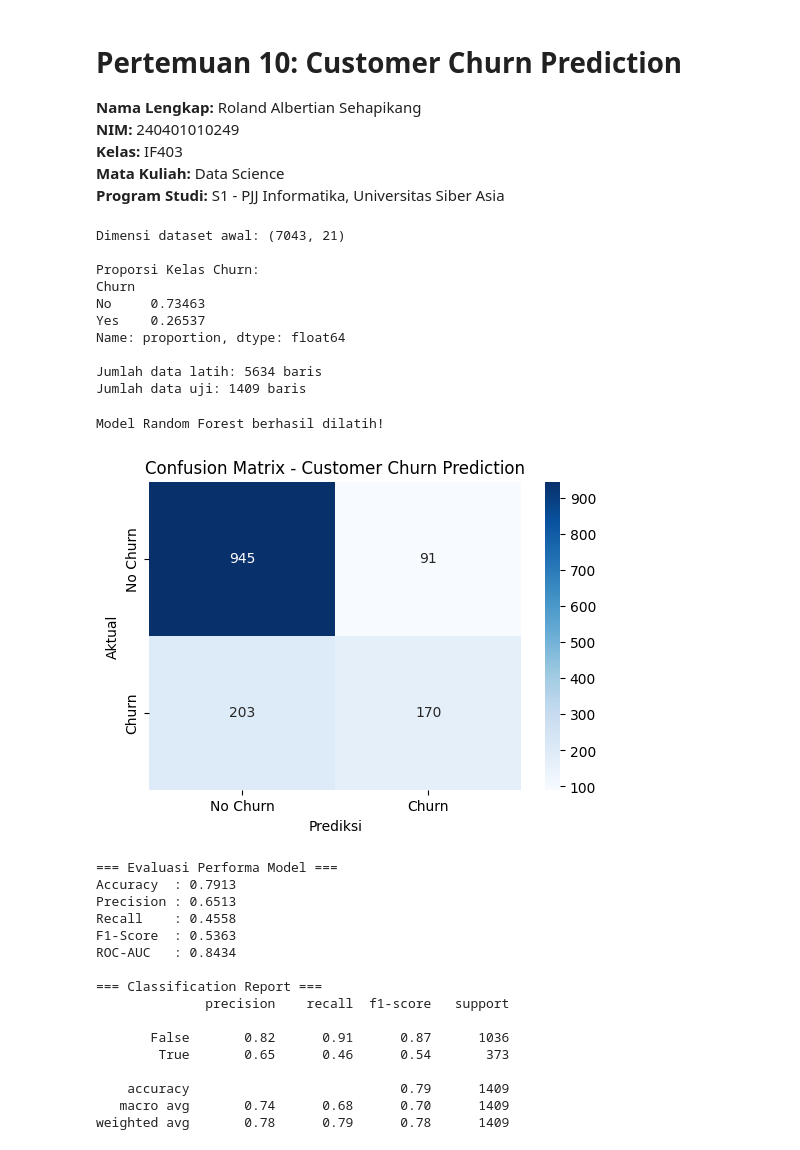
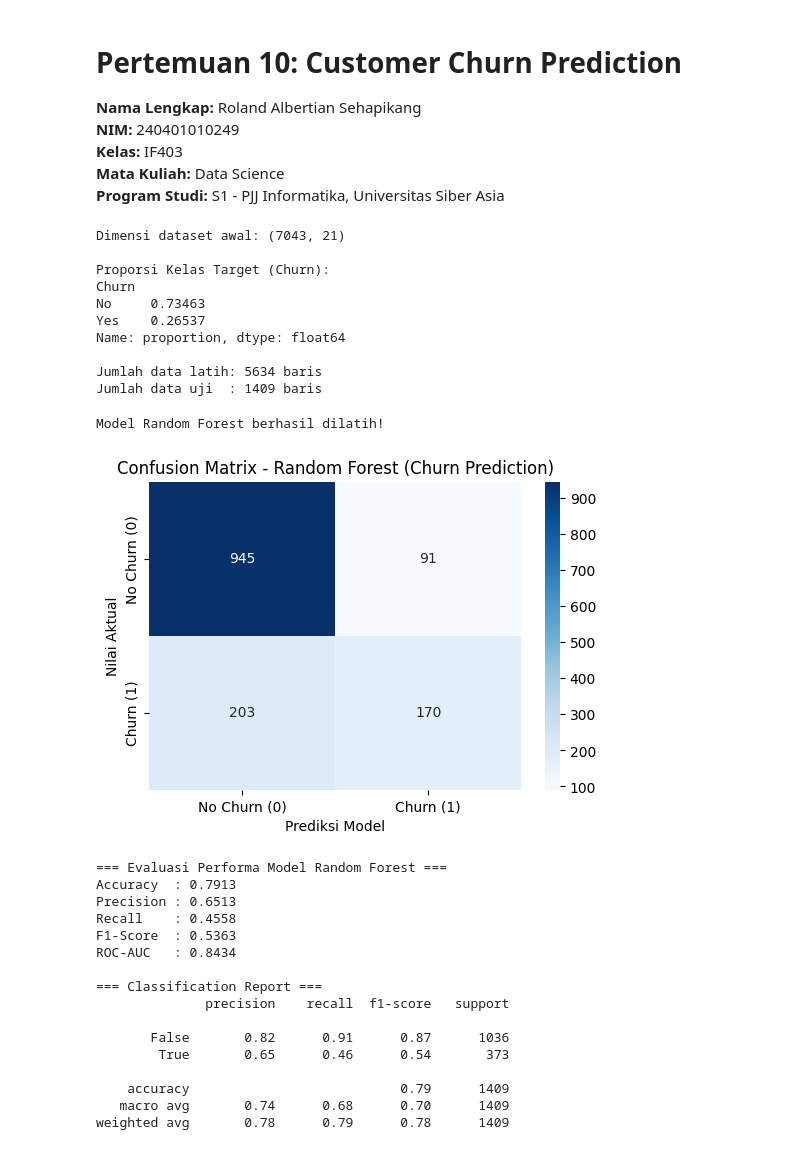
Before and after one commit to Ganzer13/DataScience_240401010294_Roland, a Jupyter notebook: Pertemuan10_Roland_240401010294.ipynb, the cells around one changed output. Drawn from its saved outputs; the diff is of its cells as text; code cells hidden in the pictures.

```diff
--- a/Pertemuan10_Roland_240401010294.ipynb
+++ b/Pertemuan10_Roland_240401010294.ipynb
@@ -8,12 +8,13 @@
 # %%
 import pandas as pd
 import numpy as np
+from sklearn.model_selection import train_test_split
 
 file_path = '/content/drive/MyDrive/KULIAH/SEMESTER 3/DATA SCIENCE/DataSet/Telco-Customer-Churn.csv'
 df = pd.read_csv(file_path)
 
 print("Dimensi dataset awal:", df.shape)
-print("\nProporsi Kelas Churn:")
+print("\nProporsi Kelas Target (Churn):")
 print(df["Churn"].value_counts(normalize=True))
 
 if 'customerID' in df.columns:
@@ -31,58 +32,57 @@ else:
     X = df_processed.drop('Churn', axis=1)
     y = df_processed['Churn']
 
-from sklearn.model_selection import train_test_split
 X_tr, X_te, y_tr, y_te = train_test_split(X, y, test_size=0.2, random_state=42)
 
 print(f"\nJumlah data latih: {X_tr.shape[0]} baris")
-print(f"Jumlah data uji: {X_te.shape[0]} baris")
+print(f"Jumlah data uji  : {X_te.shape[0]} baris")
 # %% [output]
 Dimensi dataset awal: (7043, 21)
 
-Proporsi Kelas Churn:
+Proporsi Kelas Target (Churn):
 Churn
 No     0.73463
 Yes    0.26537
 Name: proportion, dtype: float64
 
 Jumlah data latih: 5634 baris
-Jumlah data uji: 1409 baris
+Jumlah data uji  : 1409 baris
 # %%
 import matplotlib.pyplot as plt
 import seaborn as sns
 from sklearn.ensemble import RandomForestClassifier
 from sklearn.metrics import classification_report, confusion_matrix, accuracy_score, precision_score, recall_score, f1_score, roc_auc_score
 
 rf = RandomForestClassifier(n_estimators=300, class_weight="balanced", random_state=42)
 rf.fit(X_tr, y_tr)
 print("Model Random Forest berhasil dilatih!\n")
 
 y_pred = rf.predict(X_te)
 y_proba = rf.predict_proba(X_te)[:, 1]
 
 cm = confusion_matrix(y_te, y_pred)
 plt.figure(figsize=(6, 4))
 sns.heatmap(cm, annot=True, fmt='d', cmap='Blues',
-            xticklabels=['No Churn', 'Churn'],
-            yticklabels=['No Churn', 'Churn'])
-plt.xlabel('Prediksi')
-plt.ylabel('Aktual')
-plt.title('Confusion Matrix - Customer Churn Prediction')
+            xticklabels=['No Churn (0)', 'Churn (1)'],
+            yticklabels=['No Churn (0)', 'Churn (1)'])
+plt.xlabel('Prediksi Model')
+plt.ylabel('Nilai Aktual')
+plt.title('Confusion Matrix - Random Forest (Churn Prediction)')
 plt.show()
 
-print("=== Evaluasi Performa Model ===")
+print("=== Evaluasi Performa Model Random Forest ===")
 print(f"Accuracy  : {accuracy_score(y_te, y_pred):.4f}")
 print(f"Precision : {precision_score(y_te, y_pred):.4f}")
 print(f"Recall    : {recall_score(y_te, y_pred):.4f}")
 print(f"F1-Score  : {f1_score(y_te, y_pred):.4f}")
 print(f"ROC-AUC   : {roc_auc_score(y_te, y_proba):.4f}\n")
 
 print("=== Classification Report ===")
 print(classification_report(y_te, y_pred))
 # %% [output]
 Model Random Forest berhasil dilatih!
-[figure, old version]
+[figure, new version]
-=== Evaluasi Performa Model ===
+=== Evaluasi Performa Model Random Forest ===
 Accuracy  : 0.7913
 Precision : 0.6513
 Recall    : 0.4558
```
Also changed, not shown: parts of 3 cells of this notebook.
